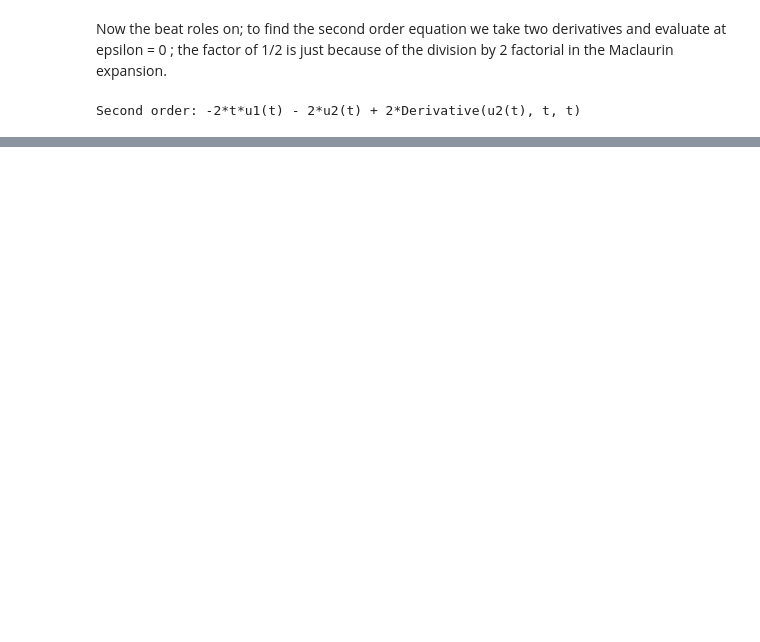
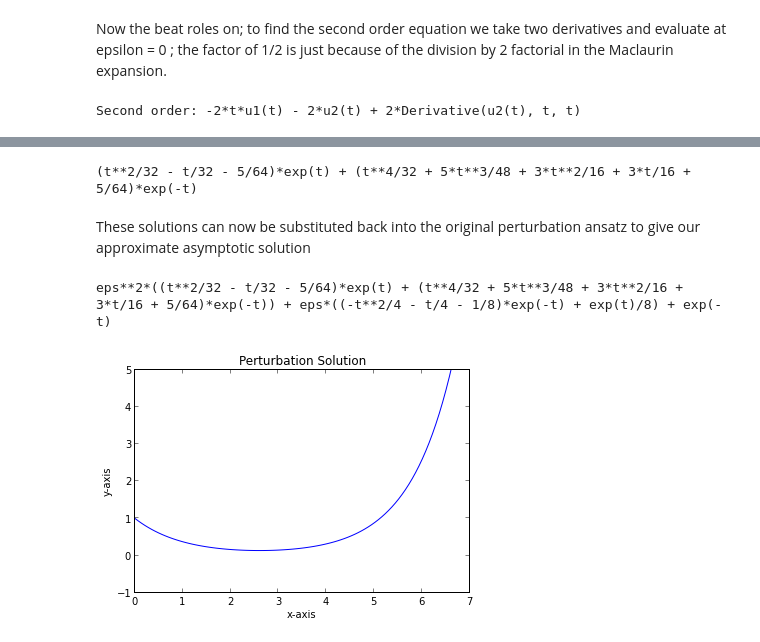
Before and after one commit to woonchin/MyPythonNote, a Jupyter notebook: myseries.ipynb, the cells around one changed output, grey strips where cells are left out. Drawn from its saved outputs; the diff is of its cells as text; code cells hidden in the pictures; blank space fills up the shorter version.

```diff
--- a/myseries.ipynb
+++ b/myseries.ipynb
@@ -192,0 +237,33 @@ Second order: -2*t*u1(t) - 2*u2(t) + 2*Derivative(u2(t), t, t)
+# %%
+u2g = (C1 + t**2/32 - t/32)*exp(t) + (C2 + t**4/32 + 5*t**3/48 + 3*t**2/16 + 3*t/16)*exp(-t)
+coef=solve([Eq(u2g.subs(t,0),0),Eq(diff(u2g,t).subs(t,0),0)],[C1,C2])
+u2sol = u2g.subs([(C1,coef.get(C1)),(C2,coef.get(C2))])
+print u2sol
+# %% [output]
+(t**2/32 - t/32 - 5/64)*exp(t) + (t**4/32 + 5*t**3/48 + 3*t**2/16 + 3*t/16 + 5/64)*exp(-t)
+# %% [markdown]
+These solutions can now be substituted back into the original perturbation ansatz to give our approximate asymptotic solution
+# %%
+upert = ut.subs([(u0(t),u0sol),(u1(t),u1sol),(u2(t),u2sol)])
+print upert
+# %% [output]
+eps**2*((t**2/32 - t/32 - 5/64)*exp(t) + (t**4/32 + 5*t**3/48 + 3*t**2/16 + 3*t/16 + 5/64)*exp(-t)) + eps*((-t**2/4 - t/4 - 1/8)*exp(-t) + exp(t)/8) + exp(-t)
+# %%
+x = np.linspace(0, 7, 100)
+y_pert = upert.subs([(eps,0.04)])
+f_pert = lambdify(t, y_pert,modules=['numpy'])
+plt.plot(x,f_pert(x))
+#
+#    # 設定圖的範圍, 不設的話，系統會自行決定
+plt.xlim(0,7)
+plt.ylim(-1,5)
+#    # 照需要寫入x 軸和y軸的 label 以及title
+#
+plt.xlabel("x-axis")
+plt.ylabel("y-axis")
+plt.title("Perturbation Solution")
+#    # 在這個指令之前，都還在做畫圖的動作
+#    # 這個指令算是 "秀圖"
+plt.show()
+# %% [output]
+[figure, added]
```
Also changed, not shown: parts of 17 cells of this notebook.
